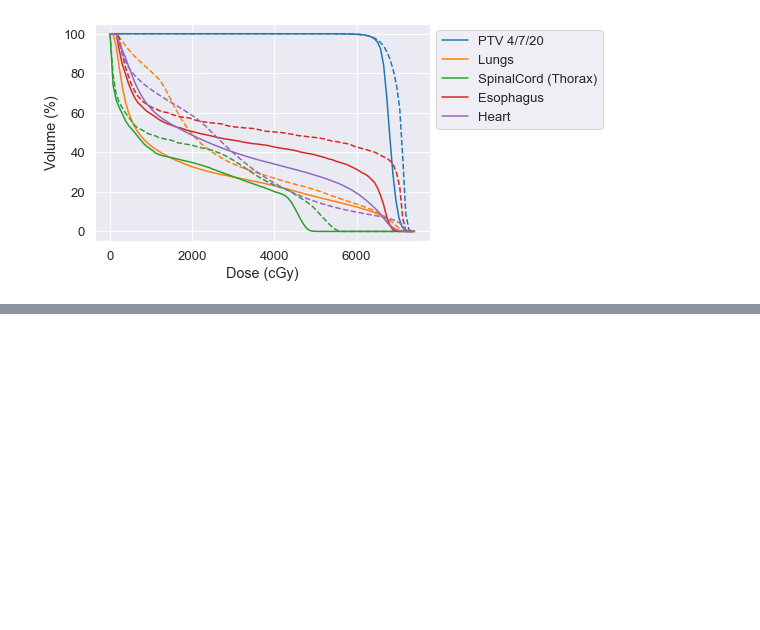
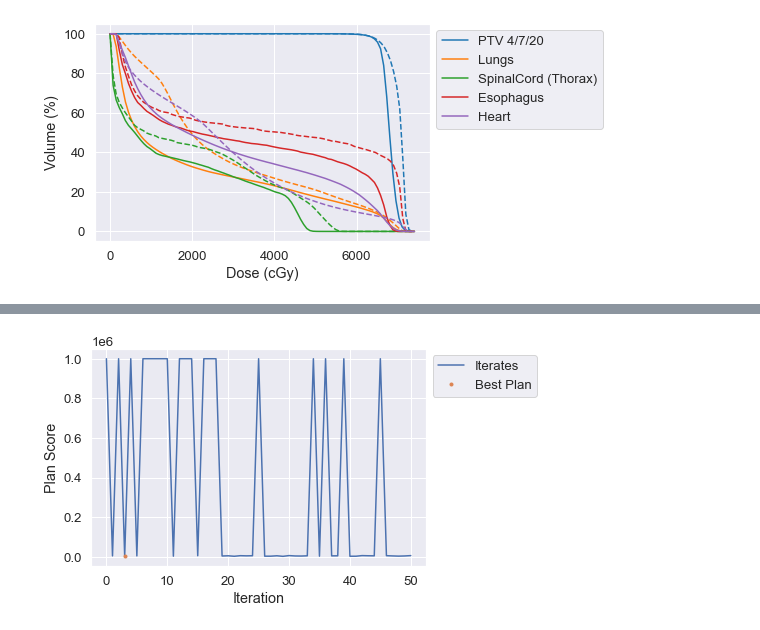
Before and after one commit to kels271828/RayBay, a Jupyter notebook: results/newPatient.ipynb, the cells around one changed output, grey strips where cells are left out. Cells and saved outputs as stored; diff of their text form; code cells hidden in the pictures; blank space fills up the shorter version.

```diff
--- a/results/newPatient.ipynb
+++ b/results/newPatient.ipynb
@@ -476,0 +616,13 @@ get_score(objs_approved)
+# %%
+fun_blq = np.load('6_18_blq/fun.npy')
+func_vals_blq = np.load('6_18_blq/func_vals.npy')
+x_blq = np.load('6_18_blq/x.npy')
+x_iters_blq = np.load('6_18_blq/x_iters.npy')
+stats_blq = np.load('6_18_blq/stats.npy', allow_pickle=True).item()
+dvh_blq = np.load('6_18_blq/dvh.npy', allow_pickle=True).item()
+objs_blq = np.load('6_18_blq/objs.npy', allow_pickle=True).item()
+# %%
+# Optimization
+plot_opt(func_vals_blq)
+# %% [output]
+[figure, added]
```
Also changed, not shown: parts of 47 cells of this notebook, 9 other files.
